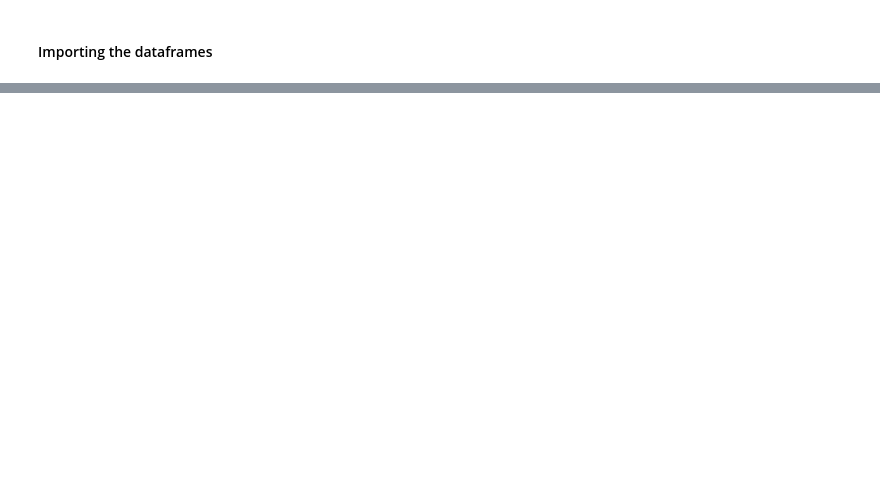
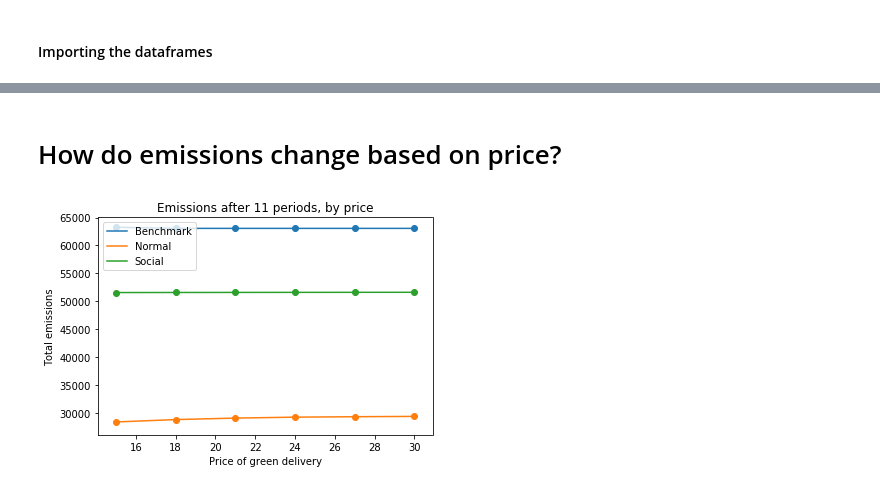
Before and after one commit to EyreC/EnvEcon, a Jupyter notebook: Visualisations/2.0-visualisations.ipynb, the cells around one changed output, grey strips where cells are left out. Saved outputs shown, nothing was run; the diff lists cells and outputs as text; code cells hidden in the pictures; blank space fills up the shorter version.

```diff
--- a/Visualisations/2.0-visualisations.ipynb
+++ b/Visualisations/2.0-visualisations.ipynb
@@ -114,0 +32,6 @@ emissions_plotter([df_bm, df_sc],['Benchmark','Social'])
+# %% [markdown]
+# How do emissions change based on price?
+# %%
+emissions_by_green_delivery_price_plotter(plot_dfs, plot_labels)
+# %% [output]
+[figure, added]
```
Also changed, not shown: parts of 20 cells of this notebook, 10 other files.
